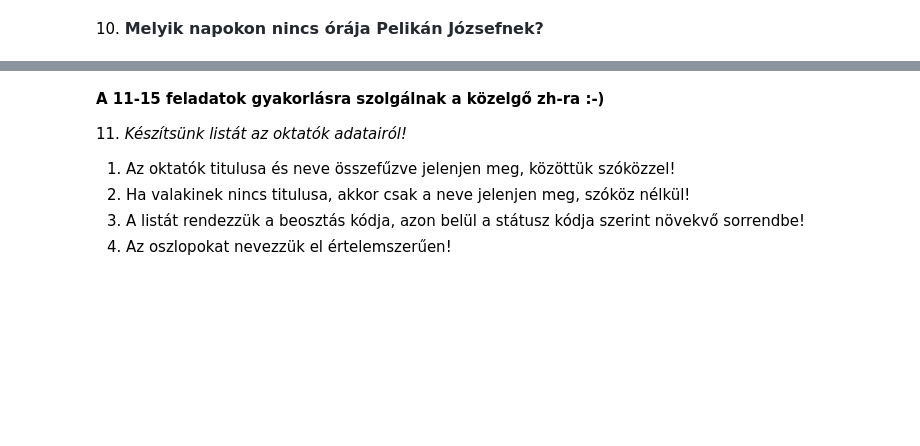
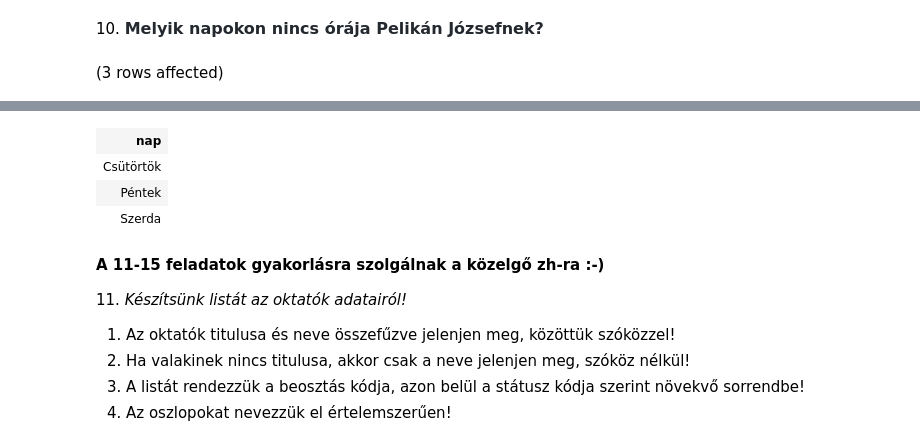
Before and after one commit to Munti05/sql_gyak, a Jupyter notebook: gyakorlat03_feladatok.ipynb, the cells around one changed output, grey strips where cells are left out. Drawn from its saved outputs; the diff is of its cells as text; code cells hidden in the pictures; blank space fills up the shorter version.

```diff
--- a/gyakorlat03_feladatok.ipynb
+++ b/gyakorlat03_feladatok.ipynb
@@ -62,3 +121,15 @@ Total execution time: 00:00:00.070
 3. Rendezzük a listát az oktató neve, azon belül időszak szerint!
 # %% [markdown]
 10. <span style="background-color: rgb(255, 255, 255); color: rgb(36, 41, 47); font-family: -apple-system, BlinkMacSystemFont, &quot;Segoe UI&quot;, Helvetica, Arial, sans-serif, &quot;Apple Color Emoji&quot;, &quot;Segoe UI Emoji&quot;; font-size: 16px; font-weight: 600;">Melyik napokon nincs órája Pelikán Józsefnek?</span>
+# %%
+SELECT nap
+FROM Napok
+
+EXCEPT
+
+SELECT n.nap
+From Orak o JOIN Napok n ON o.nap = n.nap_id
+    JOIN Oktatok ok ON ok.oktato_id = o.tanar
+WHERE ok.nev = 'Pelikán József'
+# %% [output]
+(3 rows affected)
@@ -65,3 +137,7 @@ Total execution time: 00:00:00.070
+| nap |
+| Csütörtök |
+| Péntek |
+| Szerda |
 # %% [markdown]
 **A 11-15 feladatok gyakorlásra szolgálnak a közelgő zh-ra :-)**
 
```
Also changed, not shown: parts of 4 cells of this notebook.
